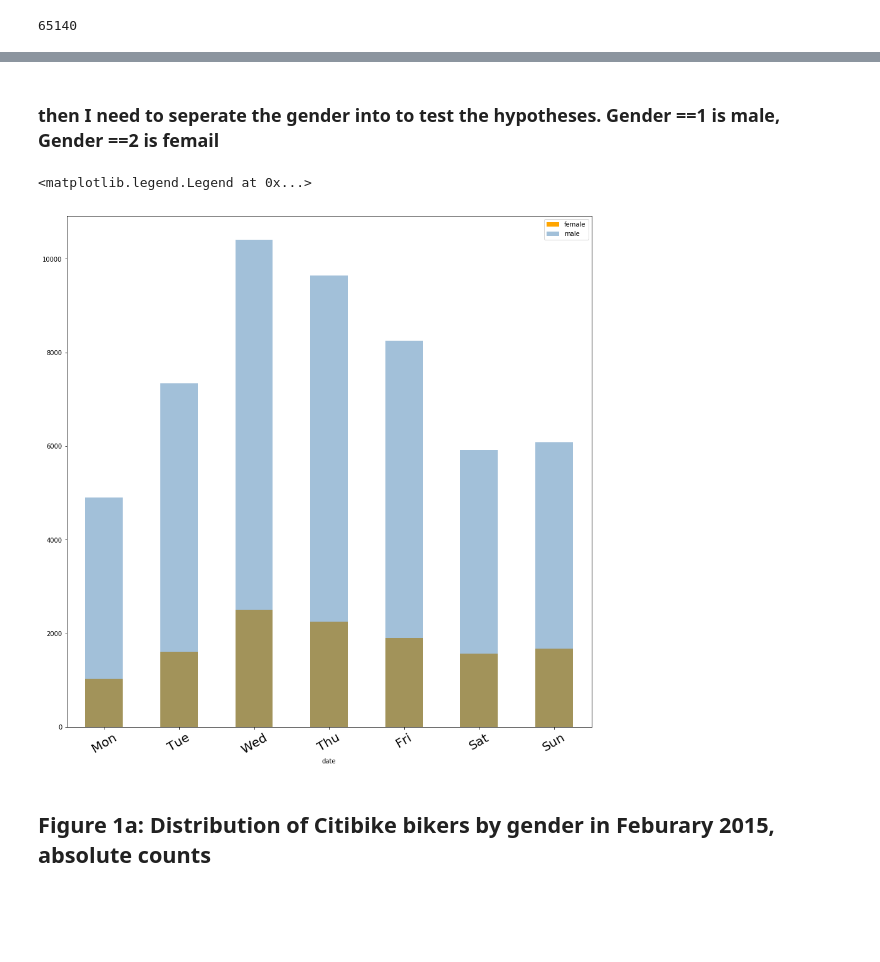
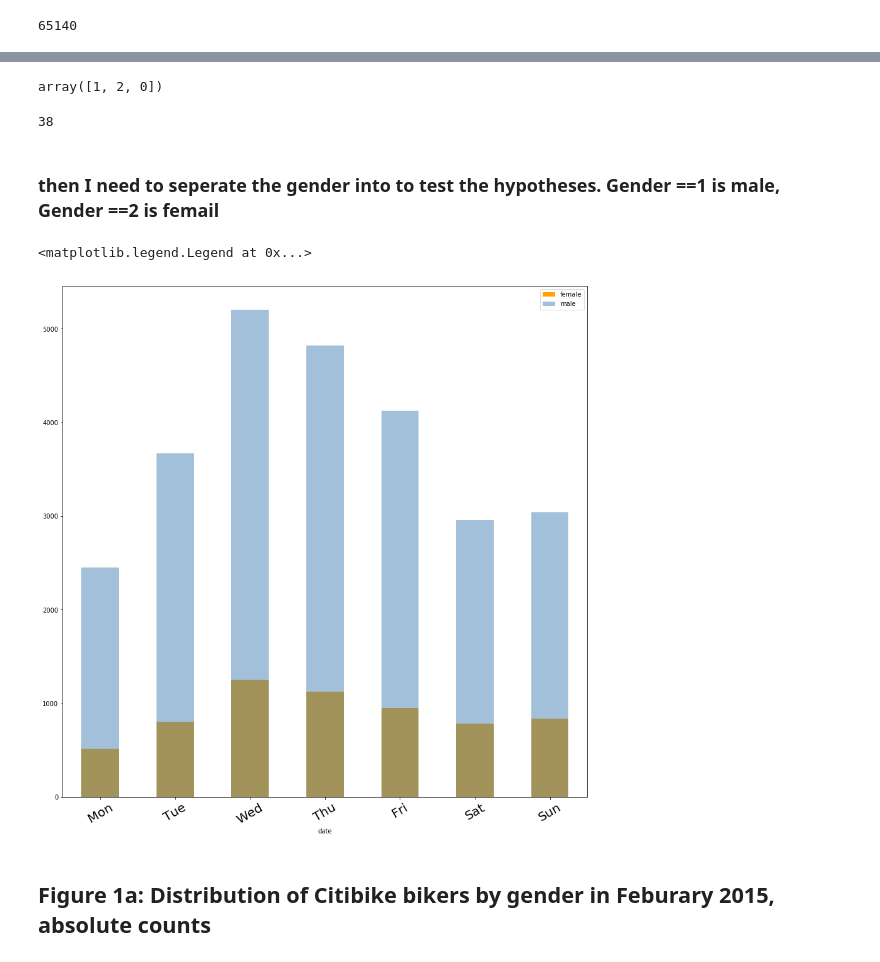
Before and after one commit to jianweili0/PUI2018_jl9200_save, a Jupyter notebook: PUI2018_jl9200/HW4_jl9200/HW4_2_Citibikedatawrangling_h0testing.ipynb, the cells around one changed output, grey strips where cells are left out. Saved outputs shown, nothing was run; the diff lists cells and outputs as text; code cells hidden in the pictures; blank space fills up the shorter version.

```diff
--- a/PUI2018_jl9200/HW4_jl9200/HW4_2_Citibikedatawrangling.ipynb
+++ b/PUI2018_jl9200/HW4_jl9200/HW4_2_Citibikedatawrangling_h0testing.ipynb
@@ -114,26 +115,35 @@ df.head(4)
+# %%
+df['gender'].unique()
+# %% [output]
+array([1, 2, 0])
+# %%
+# now we also see there are 38 people with the gender as 0 (unidentified)
+len(df[df['gender']==0])
+# %% [output]
+38
 # %% [markdown]
 ### then I need to seperate the gender into to test the hypotheses.  Gender ==1 is male, Gender ==2 is femail
 # %%
 # plot  number of trips per weekend
 
 fig = pl.figure(figsize = (15,15))
 ax = fig.add_subplot(111)
 
 # use .groupby
-data_w = 1
+data_w = 2
 ((df['date'][df['gender'] ==2].groupby([df['date'].dt.weekday]).count()) /data_w).plot(kind="bar",color = 'Orange',label = 'female')
 
 data_m =1
 
 ((df['date'][df['gender'] ==1].groupby([df['date'].dt.weekday]).count()) /data_w).plot(kind="bar",color = 'SteelBlue',alpha = 0.5,label = 'male')
 
 
 xticklabels = ['Mon', 'Tue', 'Wed', 'Thu', 'Fri', 'Sat', 'Sun']
 tmp = ax.set_xticklabels(xticklabels, rotation = 30, fontsize=20)
 pl.legend()
 # %% [output]
 <matplotlib.legend.Legend at 0x...>
-[figure, old version]
+[figure, new version]
 # %% [markdown]
 ## Figure 1a: Distribution of Citibike bikers by gender in Feburary 2015, absolute counts
 # %% [markdown]
```
Also changed, not shown: parts of 6 cells of this notebook, 6 other files.
